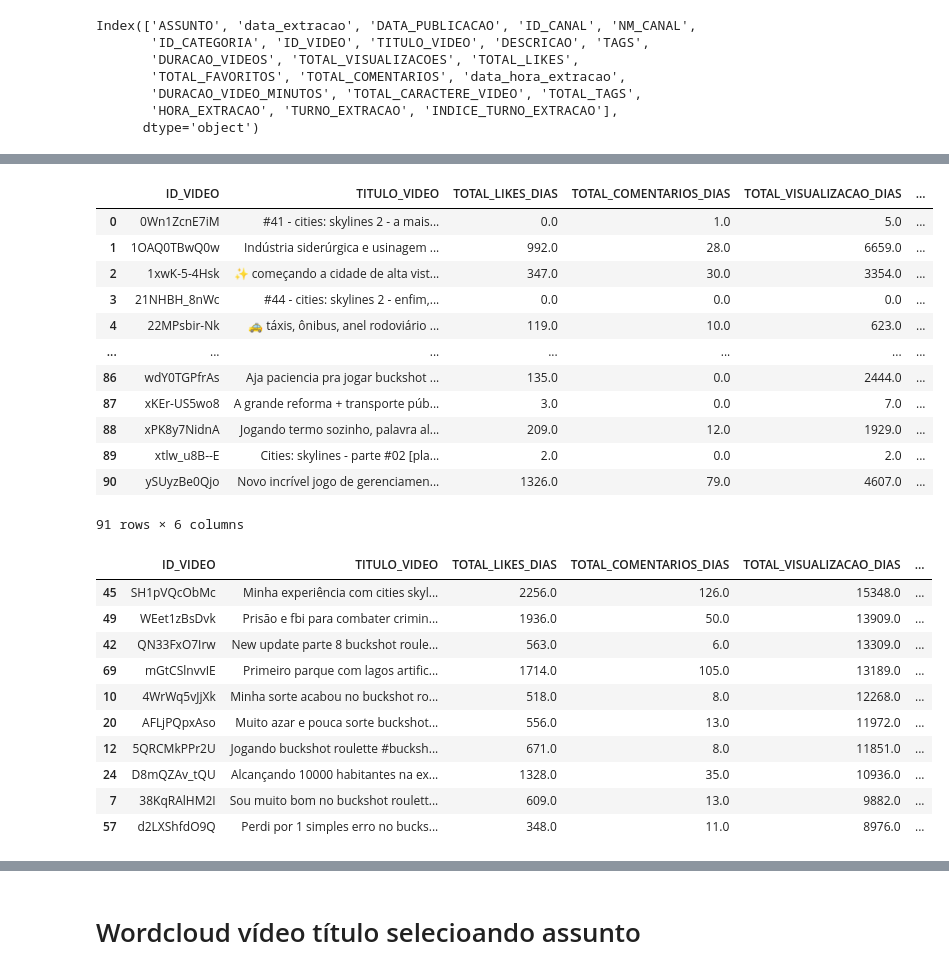
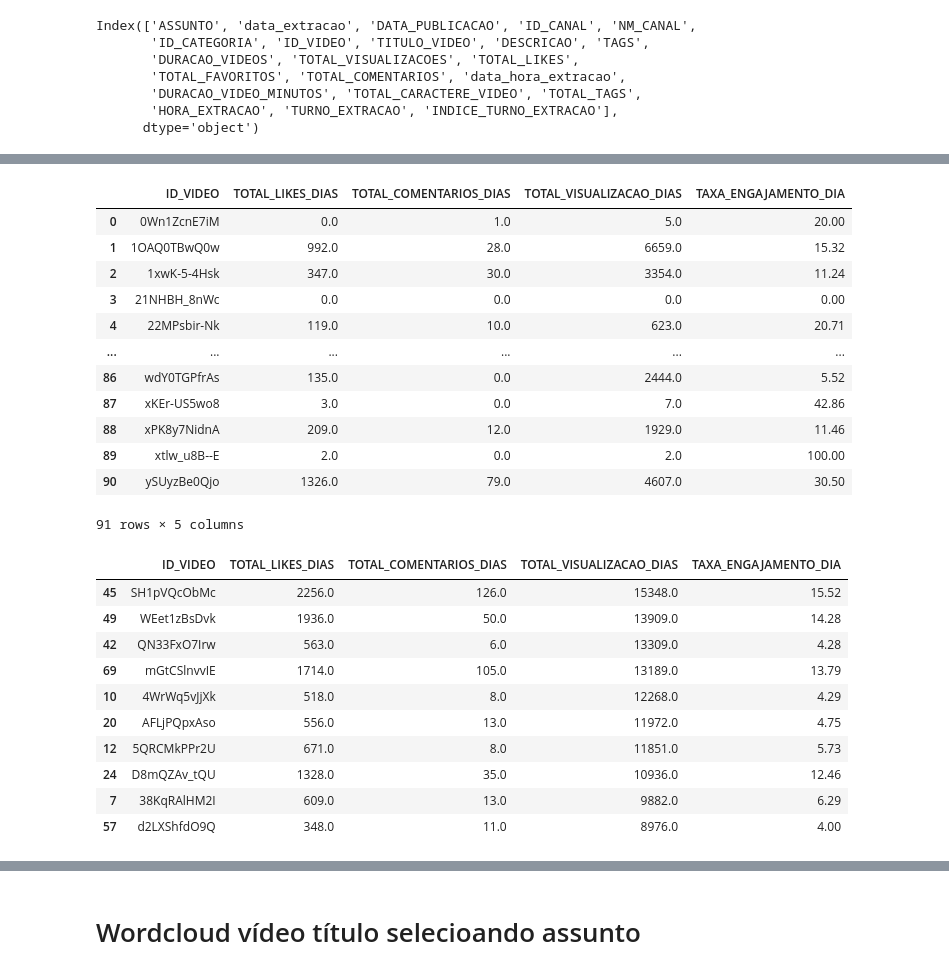
Before and after one commit to rodrigorocha1/analise_dados_youtube, a Jupyter notebook: notebooks_v2/visualizacoes.ipynb, the cells around one changed output, grey strips where cells are left out. Drawn from its saved outputs; the diff is of its cells as text; code cells hidden in the pictures.

```diff
--- a/notebooks_v2/visualizacoes.ipynb
+++ b/notebooks_v2/visualizacoes.ipynb
@@ -911,7 +916,7 @@ Index(['ASSUNTO', 'data_extracao', 'DATA_PUBLICACAO', 'ID_CANAL', 'NM_CANAL',
        'HORA_EXTRACAO', 'TURNO_EXTRACAO', 'INDICE_TURNO_EXTRACAO'],
       dtype='object')
 # %%
-colunas = ['data_extracao', 'ASSUNTO', 'ID_VIDEO', 'TITULO_VIDEO', 'TURNO_EXTRACAO', 'TOTAL_LIKES', 'TOTAL_COMENTARIOS', 'TOTAL_VISUALIZACOES', 'INDICE_TURNO_EXTRACAO', 'TOTAL_FAVORITOS']
+colunas = ['data_extracao', 'ASSUNTO', 'ID_VIDEO', 'TURNO_EXTRACAO', 'TOTAL_LIKES', 'TOTAL_COMENTARIOS', 'TOTAL_VISUALIZACOES', 'INDICE_TURNO_EXTRACAO', 'TOTAL_FAVORITOS']
 base_video = pd.read_parquet('../dados/ouro/dados_tratado_estatisticas_gerais.parquet', columns=colunas)
 base_video = base_video.query('ASSUNTO == "assunto_cities_skylines" and data_extracao == "2024-01-23"')
 base_video
@@ -932,5 +937,5 @@ base_video
 # %%
-base_video = base_video.groupby([ 'ID_VIDEO', 'TITULO_VIDEO']) \
+base_video = base_video.groupby([ 'ID_VIDEO']) \
     .agg(
         TOTAL_LIKES=('TOTAL_LIKES', 'max'),
         TOTAL_COMENTARIOS=('TOTAL_COMENTARIOS', 'max'),
@@ -960,6 +965,3 @@ base_video['TOTAL_LIKES_DIAS'] = base_video['TOTAL_LIKES'] - base_video['TOTAL_L
 base_video['TOTAL_COMENTARIOS_DIAS'] = base_video['TOTAL_COMENTARIOS'] - base_video['TOTAL_COMENTARIOS_DESLOCADO']
 base_video['TOTAL_VISUALIZACAO_DIAS'] = base_video['TOTAL_VISUALIZACOES'] - base_video['TOTAL_VISUALIZACOES_DESLOCADO']
 base_video.drop(['TOTAL_LIKES', 'TOTAL_LIKES_DESLOCADO', 'TOTAL_COMENTARIOS', 'TOTAL_COMENTARIOS_DESLOCADO', 'TOTAL_VISUALIZACOES', 'TOTAL_VISUALIZACOES_DESLOCADO'],axis=1, inplace=True)
-# %%
-base_video['TITULO_VIDEO'] = base_video['TITULO_VIDEO'].str.capitalize()
-base_video
@@ -986,35 +974,35 @@ def calcular_taxa_engajamento(linha : pd.Series):
     return round(taxa_engajamento, 2)
 # %%
 base_video['TAXA_ENGAJAMENTO_DIA'] = base_video.apply(calcular_taxa_engajamento, axis=1)
-base_video[['ID_VIDEO', 'TITULO_VIDEO']] = base_video[['ID_VIDEO', 'TITULO_VIDEO']].astype('string')
+base_video[['ID_VIDEO']] = base_video[['ID_VIDEO']].astype('string')
 base_video[['TOTAL_LIKES_DIAS','TOTAL_COMENTARIOS_DIAS', 'TOTAL_VISUALIZACAO_DIAS', 'TAXA_ENGAJAMENTO_DIA']] = base_video[['TOTAL_LIKES_DIAS','TOTAL_COMENTARIOS_DIAS', 'TOTAL_VISUALIZACAO_DIAS', 'TAXA_ENGAJAMENTO_DIA']].astype('float')
 base_video
 # %% [output]
-|  | ID_VIDEO | TITULO_VIDEO | TOTAL_LIKES_DIAS | TOTAL_COMENTARIOS_DIAS | TOTAL_VISUALIZACAO_DIAS | ... |
-| 0 | 0Wn1ZcnE7iM | #41 - cities: skylines 2 - a mais... | 0.0 | 1.0 | 5.0 | ... |
-| 1 | 1OAQ0TBwQ0w | Indústria siderúrgica e usinagem ... | 992.0 | 28.0 | 6659.0 | ... |
-| 2 | 1xwK-5-4Hsk | ✨ começando a cidade de alta vist... | 347.0 | 30.0 | 3354.0 | ... |
-| 3 | 21NHBH_8nWc | #44 - cities: skylines 2 - enfim,... | 0.0 | 0.0 | 0.0 | ... |
-| 4 | 22MPsbir-Nk | 🚕 táxis, ônibus, anel rodoviário ... | 119.0 | 10.0 | 623.0 | ... |
-| ... | ... | ... | ... | ... | ... | ... |
-| 86 | wdY0TGPfrAs | Aja paciencia pra jogar buckshot ... | 135.0 | 0.0 | 2444.0 | ... |
-| 87 | xKEr-US5wo8 | A grande reforma + transporte púb... | 3.0 | 0.0 | 7.0 | ... |
-| 88 | xPK8y7NidnA | Jogando termo sozinho, palavra al... | 209.0 | 12.0 | 1929.0 | ... |
-| 89 | xtlw_u8B--E | Cities: skylines - parte #02 [pla... | 2.0 | 0.0 | 2.0 | ... |
-| 90 | ySUyzBe0Qjo | Novo incrível jogo de gerenciamen... | 1326.0 | 79.0 | 4607.0 | ... |
+|  | ID_VIDEO | TOTAL_LIKES_DIAS | TOTAL_COMENTARIOS_DIAS | TOTAL_VISUALIZACAO_DIAS | TAXA_ENGAJAMENTO_DIA |
+| 0 | 0Wn1ZcnE7iM | 0.0 | 1.0 | 5.0 | 20.00 |
+| 1 | 1OAQ0TBwQ0w | 992.0 | 28.0 | 6659.0 | 15.32 |
+| 2 | 1xwK-5-4Hsk | 347.0 | 30.0 | 3354.0 | 11.24 |
+| 3 | 21NHBH_8nWc | 0.0 | 0.0 | 0.0 | 0.00 |
+| 4 | 22MPsbir-Nk | 119.0 | 10.0 | 623.0 | 20.71 |
+| ... | ... | ... | ... | ... | ... |
+| 86 | wdY0TGPfrAs | 135.0 | 0.0 | 2444.0 | 5.52 |
+| 87 | xKEr-US5wo8 | 3.0 | 0.0 | 7.0 | 42.86 |
+| 88 | xPK8y7NidnA | 209.0 | 12.0 | 1929.0 | 11.46 |
+| 89 | xtlw_u8B--E | 2.0 | 0.0 | 2.0 | 100.00 |
+| 90 | ySUyzBe0Qjo | 1326.0 | 79.0 | 4607.0 | 30.50 |
-91 rows × 6 columns
+91 rows × 5 columns
 # %%
 base_video_top_10 = base_video.nlargest(10, columns=['TOTAL_VISUALIZACAO_DIAS'])
 base_video_top_10
 # %% [output]
-|  | ID_VIDEO | TITULO_VIDEO | TOTAL_LIKES_DIAS | TOTAL_COMENTARIOS_DIAS | TOTAL_VISUALIZACAO_DIAS | ... |
-| 45 | SH1pVQcObMc | Minha experiência com cities skyl... | 2256.0 | 126.0 | 15348.0 | ... |
-| 49 | WEet1zBsDvk | Prisão e fbi para combater crimin... | 1936.0 | 50.0 | 13909.0 | ... |
-| 42 | QN33FxO7Irw | New update parte 8 buckshot roule... | 563.0 | 6.0 | 13309.0 | ... |
-| 69 | mGtCSlnvvIE | Primeiro parque com lagos artific... | 1714.0 | 105.0 | 13189.0 | ... |
-| 10 | 4WrWq5vJjXk | Minha sorte acabou no buckshot ro... | 518.0 | 8.0 | 12268.0 | ... |
-| 20 | AFLjPQpxAso | Muito azar e pouca sorte buckshot... | 556.0 | 13.0 | 11972.0 | ... |
-| 12 | 5QRCMkPPr2U | Jogando buckshot roulette #bucksh... | 671.0 | 8.0 | 11851.0 | ... |
-| 24 | D8mQZAv_tQU | Alcançando 10000 habitantes na ex... | 1328.0 | 35.0 | 10936.0 | ... |
-| 7 | 38KqRAlHM2I | Sou muito bom no buckshot roulett... | 609.0 | 13.0 | 9882.0 | ... |
-| 57 | d2LXShfdO9Q | Perdi por 1 simples erro no bucks... | 348.0 | 11.0 | 8976.0 | ... |
+|  | ID_VIDEO | TOTAL_LIKES_DIAS | TOTAL_COMENTARIOS_DIAS | TOTAL_VISUALIZACAO_DIAS | TAXA_ENGAJAMENTO_DIA |
+| 45 | SH1pVQcObMc | 2256.0 | 126.0 | 15348.0 | 15.52 |
+| 49 | WEet1zBsDvk | 1936.0 | 50.0 | 13909.0 | 14.28 |
+| 42 | QN33FxO7Irw | 563.0 | 6.0 | 13309.0 | 4.28 |
+| 69 | mGtCSlnvvIE | 1714.0 | 105.0 | 13189.0 | 13.79 |
+| 10 | 4WrWq5vJjXk | 518.0 | 8.0 | 12268.0 | 4.29 |
+| 20 | AFLjPQpxAso | 556.0 | 13.0 | 11972.0 | 4.75 |
+| 12 | 5QRCMkPPr2U | 671.0 | 8.0 | 11851.0 | 5.73 |
+| 24 | D8mQZAv_tQU | 1328.0 | 35.0 | 10936.0 | 12.46 |
+| 7 | 38KqRAlHM2I | 609.0 | 13.0 | 9882.0 | 6.29 |
+| 57 | d2LXShfdO9Q | 348.0 | 11.0 | 8976.0 | 4.00 |
```
Also changed, not shown: parts of 10 cells of this notebook.
